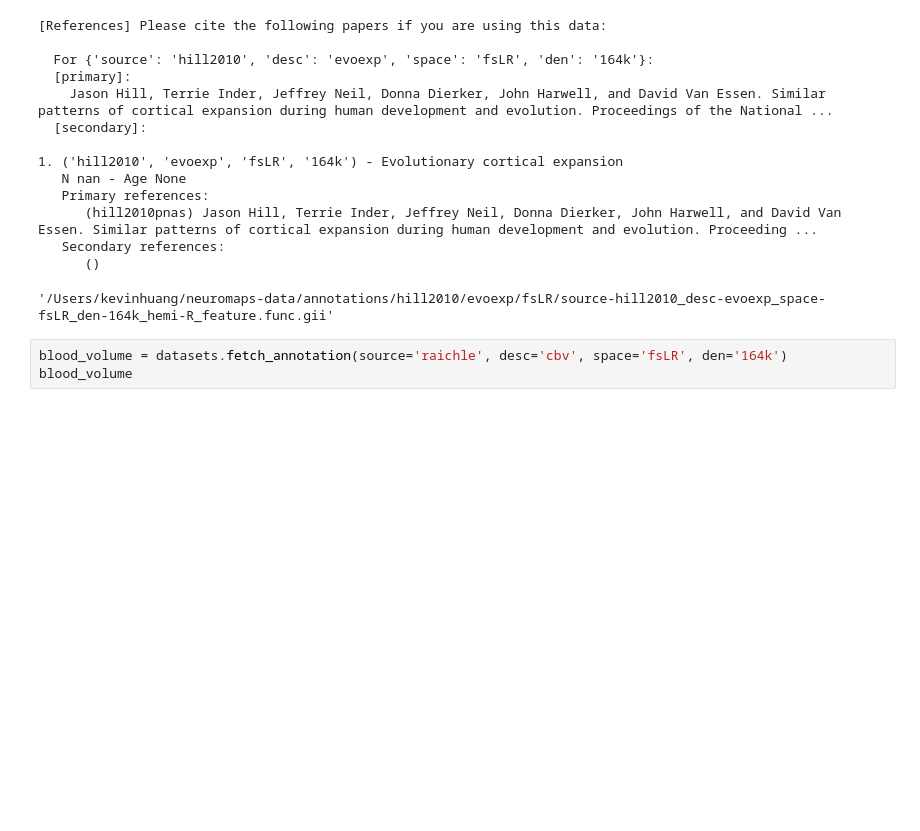
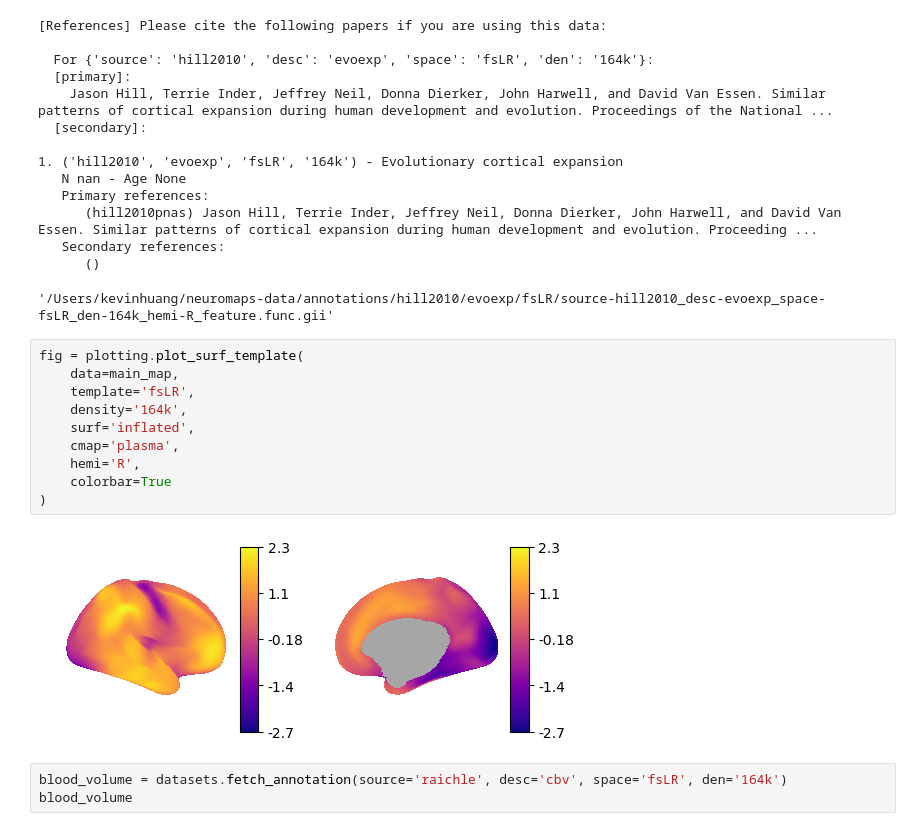
Before and after one commit to kesouder/dsc-neuroImages, a Jupyter notebook: FA25/code.ipynb, the cells around one changed output. Cells and saved outputs as stored; diff of their text form; blank space fills up the shorter version.

```diff
--- a/FA25/code.ipynb
+++ b/FA25/code.ipynb
@@ -90,6 +90,18 @@ main_map
    Secondary references:
       ()
 '/Users/kevinhuang/neuromaps-data/annotations/hill2010/evoexp/fsLR/source-hill2010_desc-evoexp_space-fsLR_den-164k_hemi-R_feature.func.gii'
+# %%
+fig = plotting.plot_surf_template(
+    data=main_map,
+    template='fsLR',
+    density='164k',
+    surf='inflated',
+    cmap='plasma',
+    hemi='R',
+    colorbar=True
+)
+# %% [output]
+[figure, added]
 # %%
 blood_volume = datasets.fetch_annotation(source='raichle', desc='cbv', space='fsLR', den='164k')
 blood_volume
```
Also changed, not shown: parts of 4 cells of this notebook.
